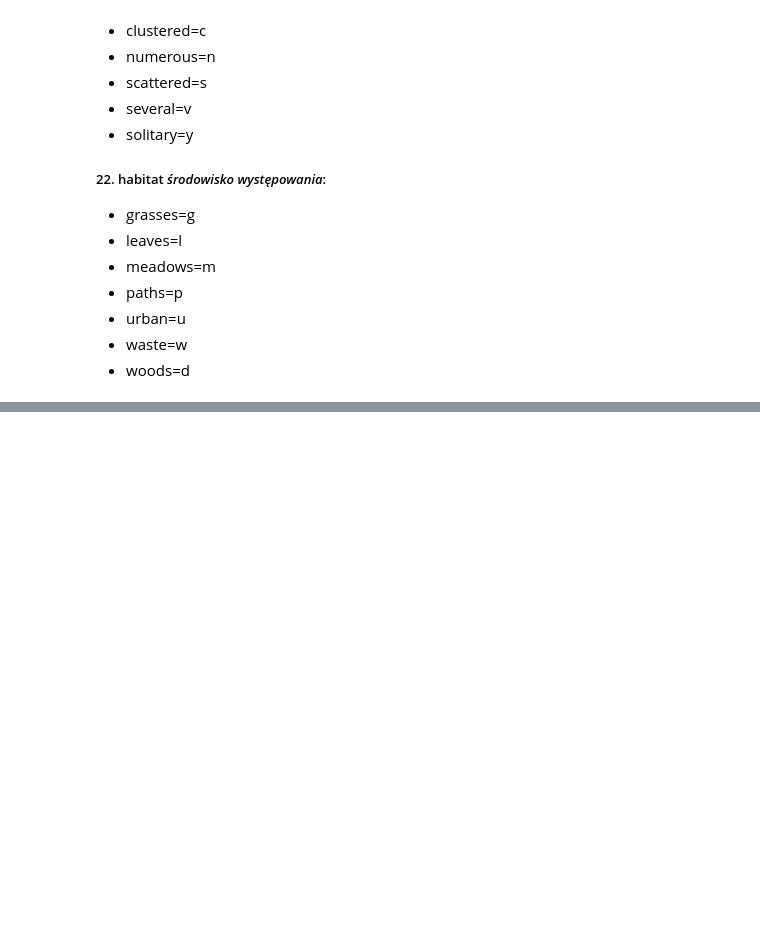
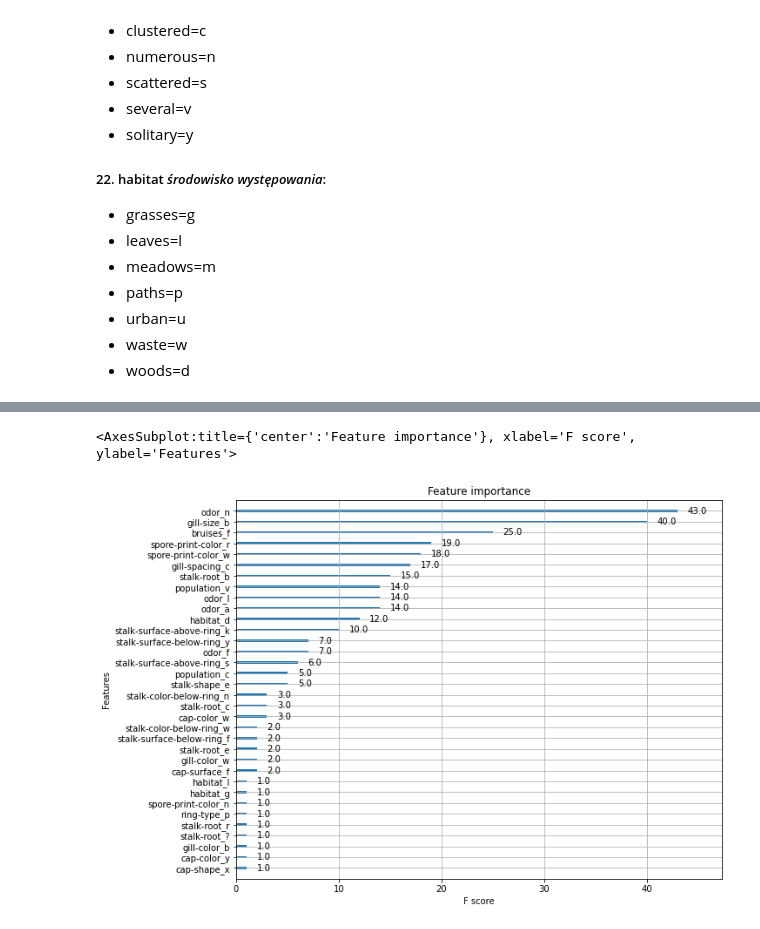
Before and after one commit to infoshareacademy/jdszr5-baraja, a Jupyter notebook: Grzyby/grzyb_final.ipynb, the cells around one changed output, grey strips where cells are left out. Drawn from its saved outputs; the diff is of its cells as text; code cells hidden in the pictures; blank space fills up the shorter version.

```diff
--- a/Grzyby/grzyb_final.ipynb
+++ b/Grzyby/grzyb_final.ipynb
@@ -319,3 +535,12 @@ plot_confusion_matrix(xgb_cl_1,
+# %%
+from matplotlib.pylab import rcParams
+##set up the parameters
+rcParams['figure.figsize'] = 10, 8
+
+xgb.plot_importance(xgb_cl_1)
+# %% [output]
+<AxesSubplot:title={'center':'Feature importance'}, xlabel='F score', ylabel='Features'>
+[figure, added]
 # %%
 xgb_cl_2 = xgb.XGBClassifier(n_estimators=100,
                              seed=42,
```
Also changed, not shown: parts of 29 cells of this notebook.
